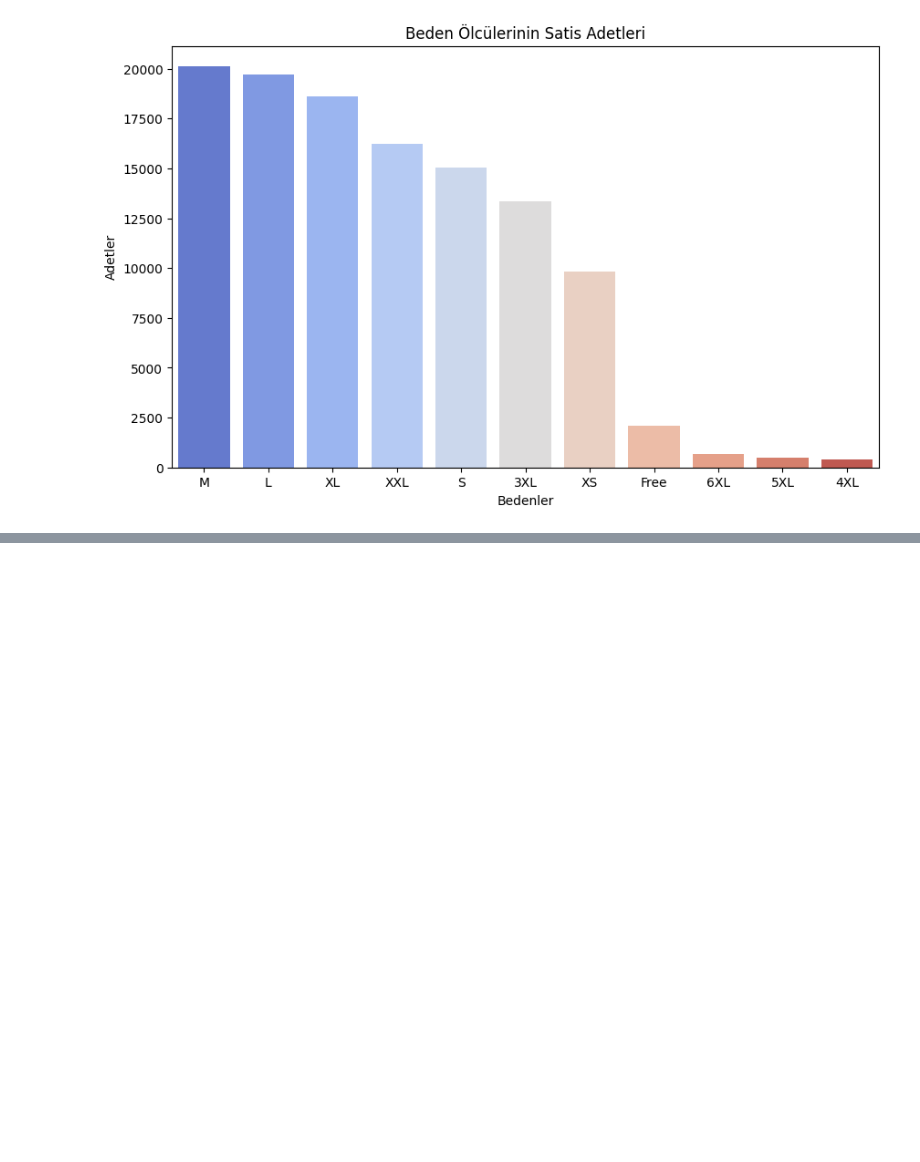
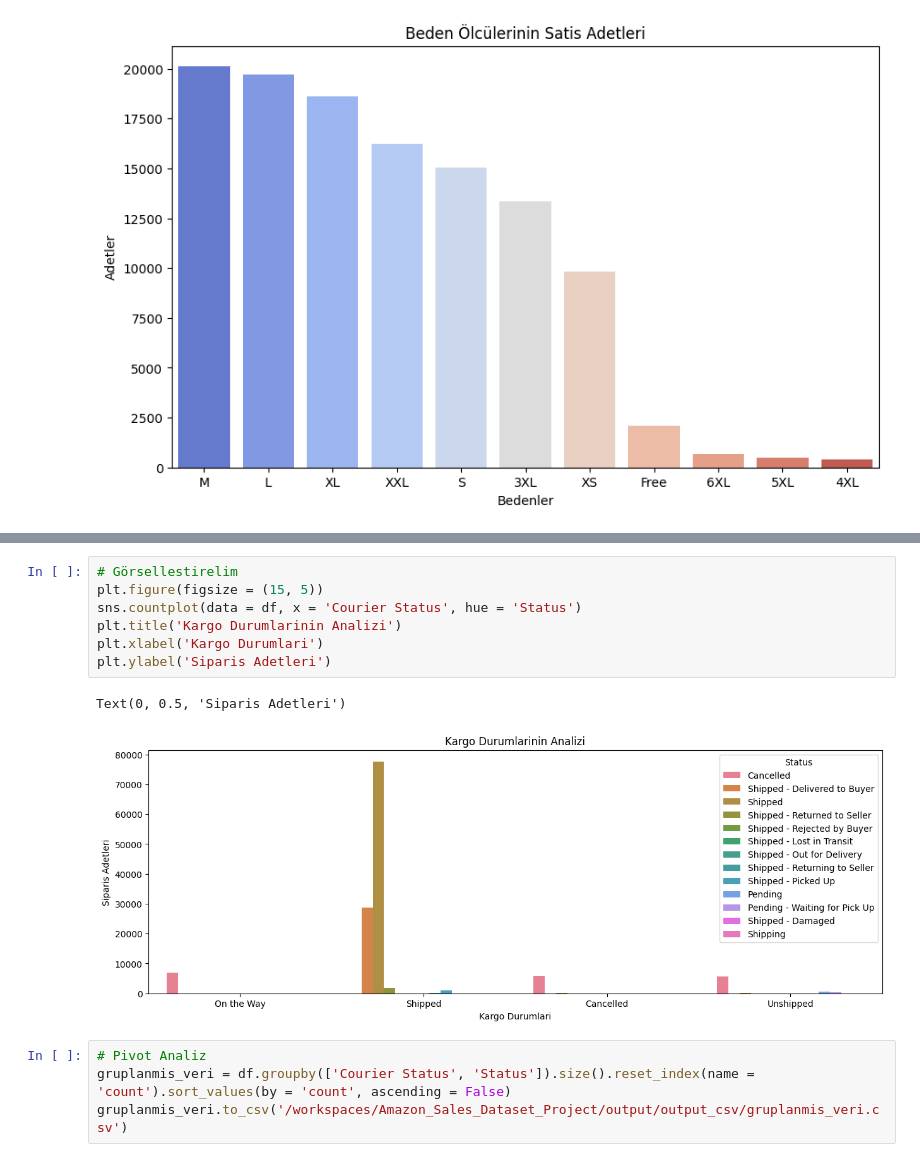
Before and after one commit to KisiselMertProjeleri/Amazon_Sales_Dataset_Project, a Jupyter notebook: amazon_sales.ipynb, the cells around one changed output, grey strips where cells are left out. Drawn from its saved outputs; the diff is of its cells as text; blank space fills up the shorter version.

Commit message:
kargo durum analizi yapildi

```diff
--- a/amazon_sales.ipynb
+++ b/amazon_sales.ipynb
@@ -363,0 +402,14 @@ Text(0.5, 0, 'Bedenler')
+# %%
+# Görsellestirelim
+plt.figure(figsize = (15, 5))
+sns.countplot(data = df, x = 'Courier Status', hue = 'Status')
+plt.title('Kargo Durumlarinin Analizi')
+plt.xlabel('Kargo Durumlari')
+plt.ylabel('Siparis Adetleri')
+# %% [output]
+Text(0, 0.5, 'Siparis Adetleri')
+[figure, added]
+# %%
+# Pivot Analiz
+gruplanmis_veri = df.groupby(['Courier Status', 'Status']).size().reset_index(name = 'count').sort_values(by = 'count', ascending = False)
+gruplanmis_veri.to_csv('/workspaces/Amazon_Sales_Dataset_Project/output/output_csv/gruplanmis_veri.csv')
```
Also changed, not shown: parts of 5 cells of this notebook, 2 other files.
